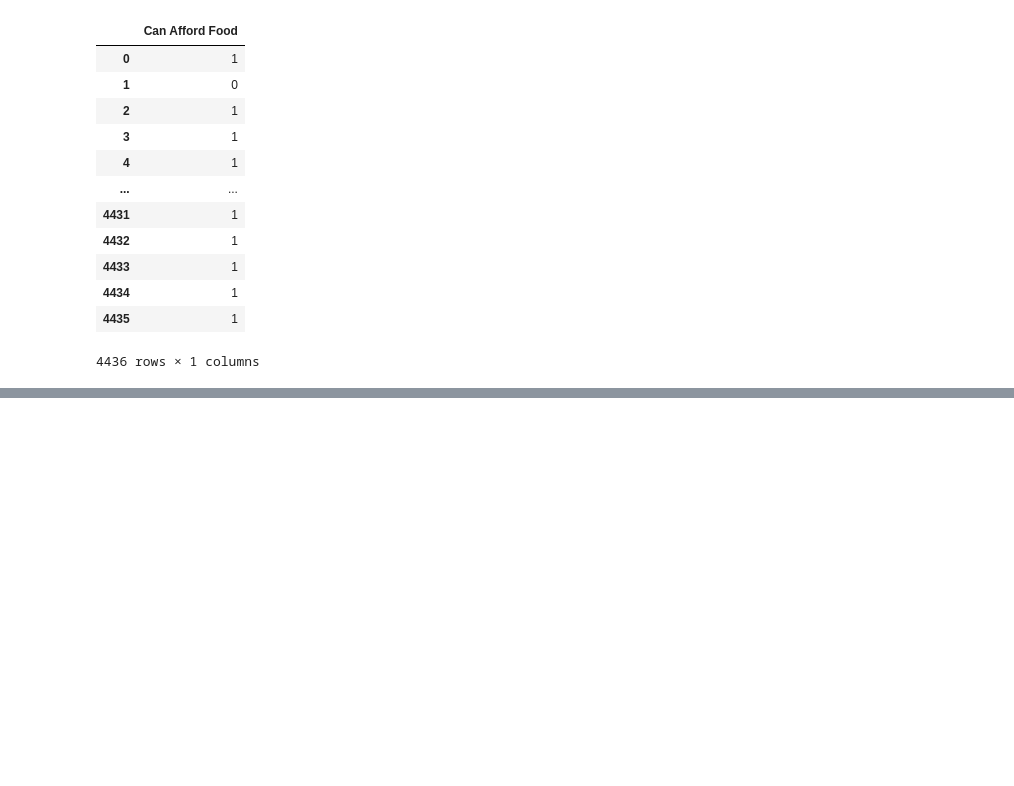
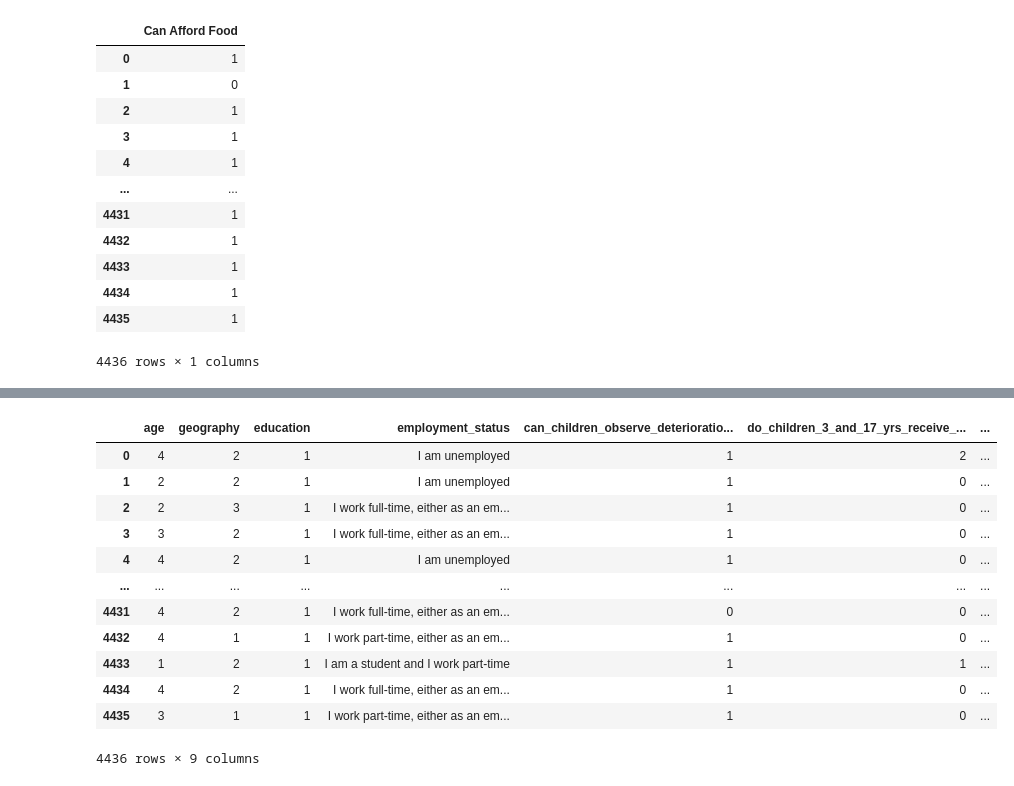
Before and after one commit to Hrishik03/29_Ferocious-Four_Problem-statement-No-1, a Jupyter notebook: Hackthon.ipynb, the cells around one changed output, grey strips where cells are left out. Cells and saved outputs as stored; diff of their text form; code cells hidden in the pictures; blank space fills up the shorter version.

```diff
--- a/Hackthon.ipynb
+++ b/Hackthon.ipynb
@@ -126,0 +314,26 @@ dummy.drop(['I can afford food and regular expenses, but nothing else', 'I can a
+# %%
+final_dataset.replace({'University or college degree completed' : 1 ,
+ 'Technical school diploma or degree completed' :1,
+ 'Some technical education (e.g polytechnic school)' :1,
+ 'Some university or college': 1 ,'Secondary school/ high school completed':1,
+ 'Primary school completed' : 1, 'Some primary education' : 1 ,
+ 'Some secondary school / high school' 'Post-graduate education': 1,
+ 'Prefer not to answer' : 0 , 'No formal education': 0 , 'Not available': 0 ,
+ 'College or university' : 1, 'Post graduate' : 1 , 'Technical school': 1,
+ 'Secondary/high school' : 1}, inplace = True)
+# %%
+final_dataset
+# %% [output]
+|  | age | geography | education | employment_status | can_children_observe_deterioratio... | do_children_3_and_17_yrs_receive_... | ... |
+| 0 | 4 | 2 | 1 | I am unemployed | 1 | 2 | ... |
+| 1 | 2 | 2 | 1 | I am unemployed | 1 | 0 | ... |
+| 2 | 2 | 3 | 1 | I work full-time, either as an em... | 1 | 0 | ... |
+| 3 | 3 | 2 | 1 | I work full-time, either as an em... | 1 | 0 | ... |
+| 4 | 4 | 2 | 1 | I am unemployed | 1 | 0 | ... |
+| ... | ... | ... | ... | ... | ... | ... | ... |
+| 4431 | 4 | 2 | 1 | I work full-time, either as an em... | 0 | 0 | ... |
+| 4432 | 4 | 1 | 1 | I work part-time, either as an em... | 1 | 0 | ... |
+| 4433 | 1 | 2 | 1 | I am a student and I work part-time | 1 | 1 | ... |
+| 4434 | 4 | 2 | 1 | I work full-time, either as an em... | 1 | 0 | ... |
+| 4435 | 3 | 1 | 1 | I work part-time, either as an em... | 1 | 0 | ... |
+4436 rows × 9 columns
```
Also changed, not shown: parts of 30 cells of this notebook.
